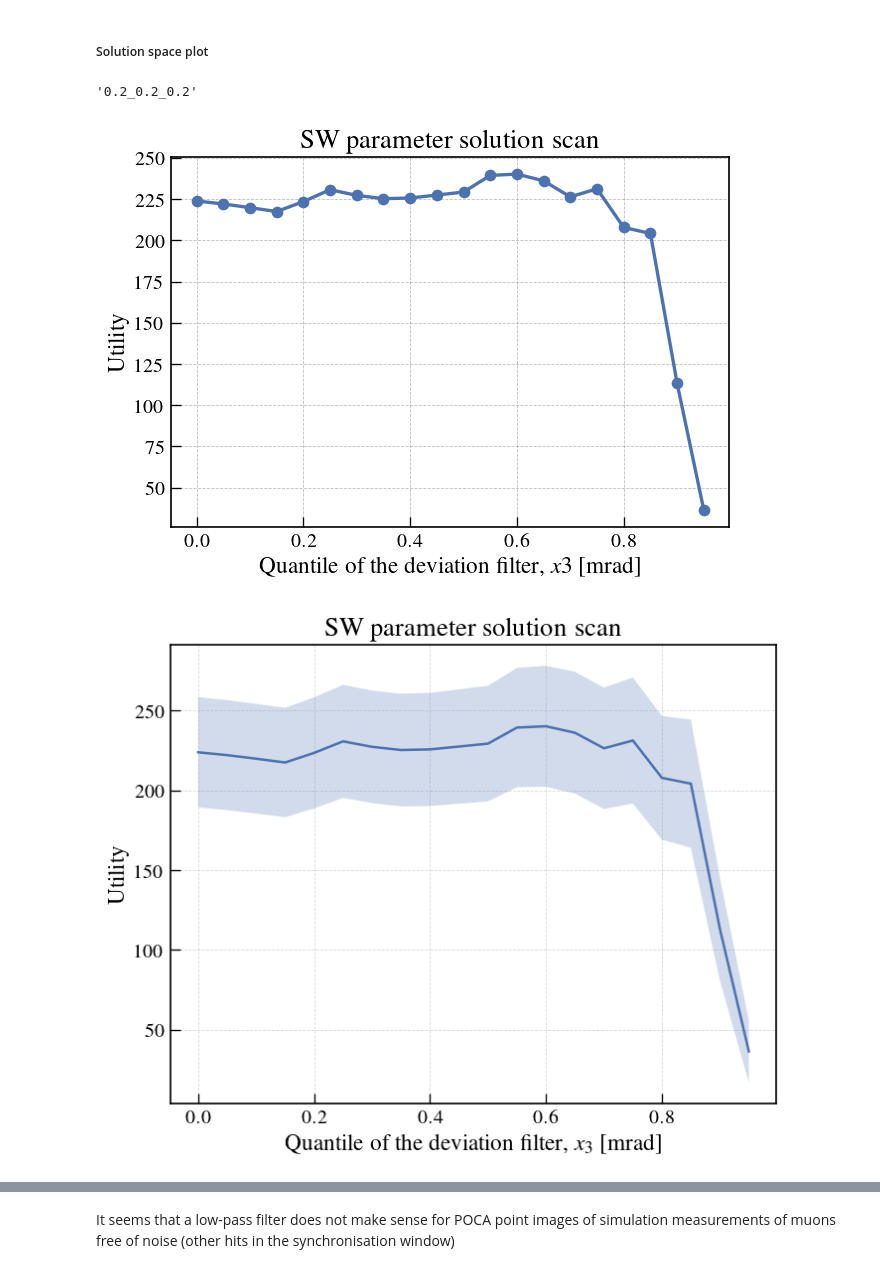
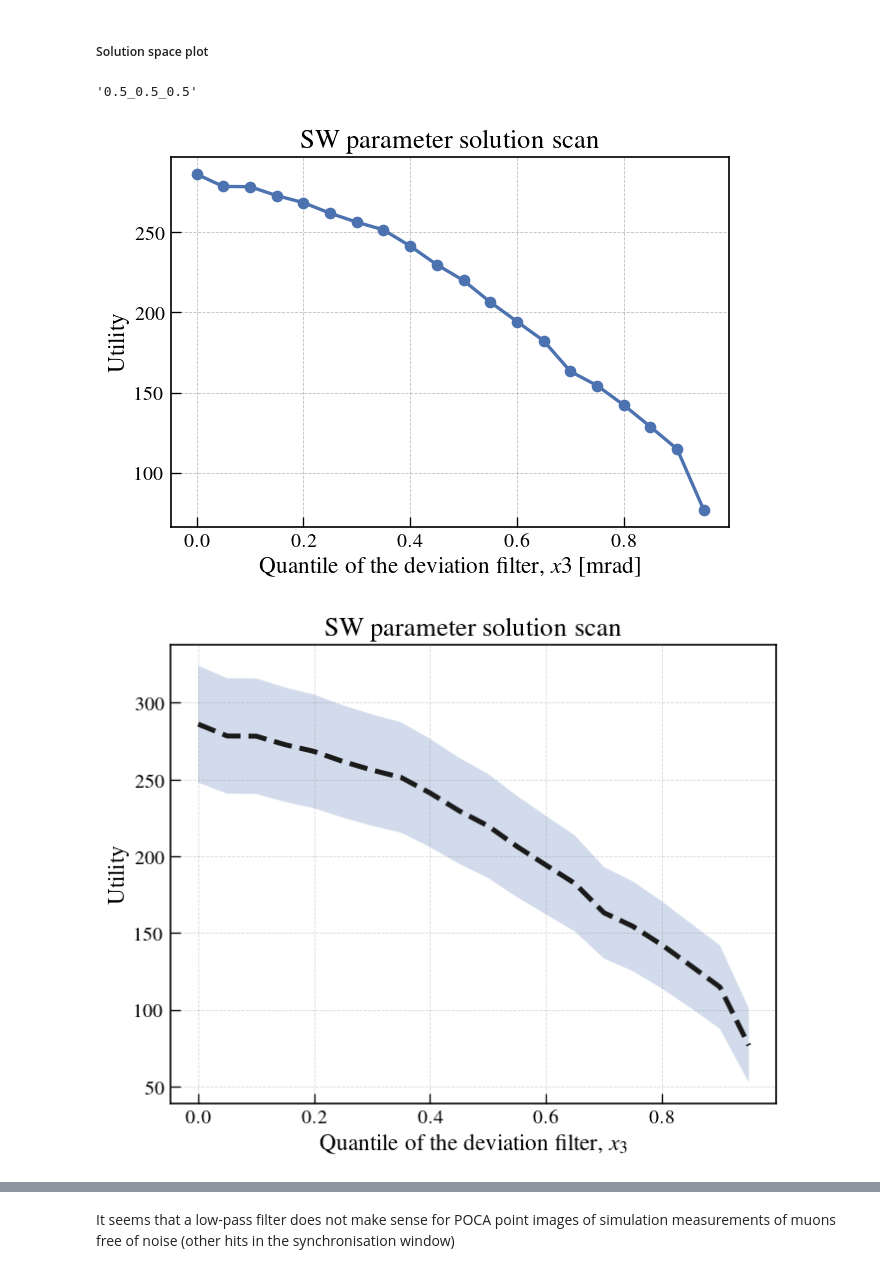
Before and after one commit to MaximeLagrange/muograph, a Jupyter notebook: Analysis.ipynb, the cells around one changed output, grey strips where cells are left out. Drawn from its saved outputs; the diff is of its cells as text; code cells hidden in the pictures.

```diff
--- a/Analysis.ipynb
+++ b/Analysis.ipynb
@@ -1962,9 +1963,10 @@ tensor([187.5000, 187.5000, 187.5000,  ..., 187.5000, 187.5000, 187.5000])
 # %%
 # Spatial resolution of the projected hits
 # r=1
-# r=0.5
+r=0.5
 # r=0.25
-r=0.2
+# r=0.2
+
 SR_p = (r, r, r) # [mm]
 resolution = str(SR_p[0]) + "_" + str(SR_p[1]) + "_" + str(SR_p[2])
 
@@ -3281,7 +3283,7 @@ U = Us
 # %%
 resolution
 # %% [output]
-'0.2_0.2_0.2'
+'0.5_0.5_0.5'
 # %%
 # # plt.plot(p1s*1000, U1s[:, 0])
 # plt.plot(q1s[:, 0], U1s[:, 0], "o-")
@@ -3296,8 +3298,8 @@ plt.plot(q1s[:, 0], U[:, 0], "o-")
 plt.xlabel(r"Quantile of the deviation filter, $x3$ [mrad]")
 plt.ylabel("Utility")
 plt.title("SW parameter solution scan")
-# plt.savefig(resolution + "_Scan_Sequential_SW.png")
-plt.savefig(resolution + "_Scan_Sequential_SW.png", dpi=300, bbox_inches="tight")
+# plt.savefig("_Scan_Sequential_SW.png")
+plt.savefig("_Scan_Sequential_SW.png", dpi=300, bbox_inches="tight")
 plt.show()
 
 # # plt.plot(p1s*1000, U3s[:, 0])
@@ -3305,7 +3307,7 @@ plt.show()
 # plt.xlabel("High-pass deviation filter value [mrad]")
 # plt.ylabel("Utility")
 # plt.title("Path corrected poisson likelihood ratio")
-# plt.savefig(resolution + "Utility_PoissonLikelihoodRatio_PathCorrected")
+# plt.savefig("Utility_PoissonLikelihoodRatio_PathCorrected")
 # plt.show()
 
 # # plt.plot(p1s*1000, U4s[:, 0])
@@ -3316,7 +3318,7 @@ plt.show()
 # plt.savefig(resolution + "Utility_PoissonLikelihoodRatio_PathCorrected")
 # plt.show()
 # %% [output]
-[figure, old version]
+[figure, new version]
 # %%
 import numpy as np
 import matplotlib.pyplot as plt
@@ -3342,9 +3344,10 @@ ax = fig.add_subplot(gs[0])
 
 ax.plot(
     x, y,
+    "k--",
     # fmt="o-",
     # capsize=4,
-    linewidth=1.5,
+    linewidth=3,
     # markersize=5
 )
 
@@ -3356,38 +3359,38 @@ ax.plot(
 #     capsize=4,
 #     linewidth=1.5,
 #     markersize=5
 # )
 
 # Error shadow
 ax.fill_between(
     x,
     y - yerr,
     y + yerr,
     alpha=0.25
 )
 
 
 # --- labels ---
-ax.set_xlabel(r"Quantile of the deviation filter, $x_3$ [mrad]")
+ax.set_xlabel(r"Quantile of the deviation filter, $x_3$")
 ax.set_ylabel("Utility")
 ax.set_title("SW parameter solution scan")
 
 # --- estilo paper ---
 ax.grid(True, which="both", alpha=0.3)
 ax.set_anchor("C")
 
 # --- export ---
 plt.savefig(
-    resolution + "_Scan_Sequential_SW.png",
+    "_Scan_Sequential_SW.png",
     dpi=300,
     bbox_inches="tight"
 )
-# plt.savefig(resolution + "_Scan_Sequential_SW.png")
-plt.savefig(resolution + "_Scan_Sequential_SW.png", dpi=300, bbox_inches="tight")
+# plt.savefig("_Scan_Sequential_SW.png")
+plt.savefig("_Scan_Sequential_SW.png", dpi=300, bbox_inches="tight")
 
 plt.show()
 # %% [output]
-[figure, old version]
+[figure, new version]
 # %%
 np.argmax(U[:, 0]), Sigmas[np.argmax(U[:, 0])]
 # %% [output]
```
Also changed, not shown: parts of 41 cells of this notebook.
